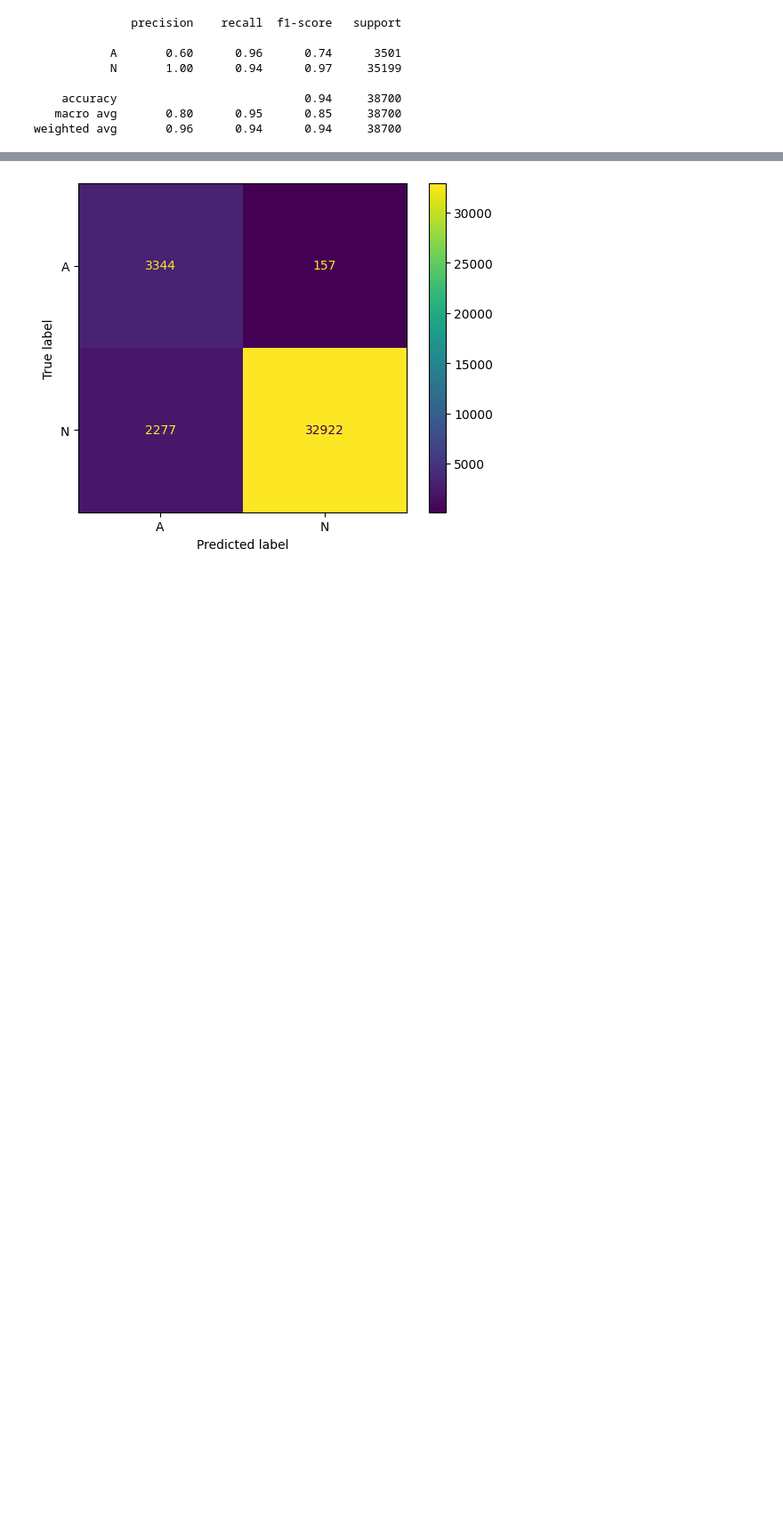
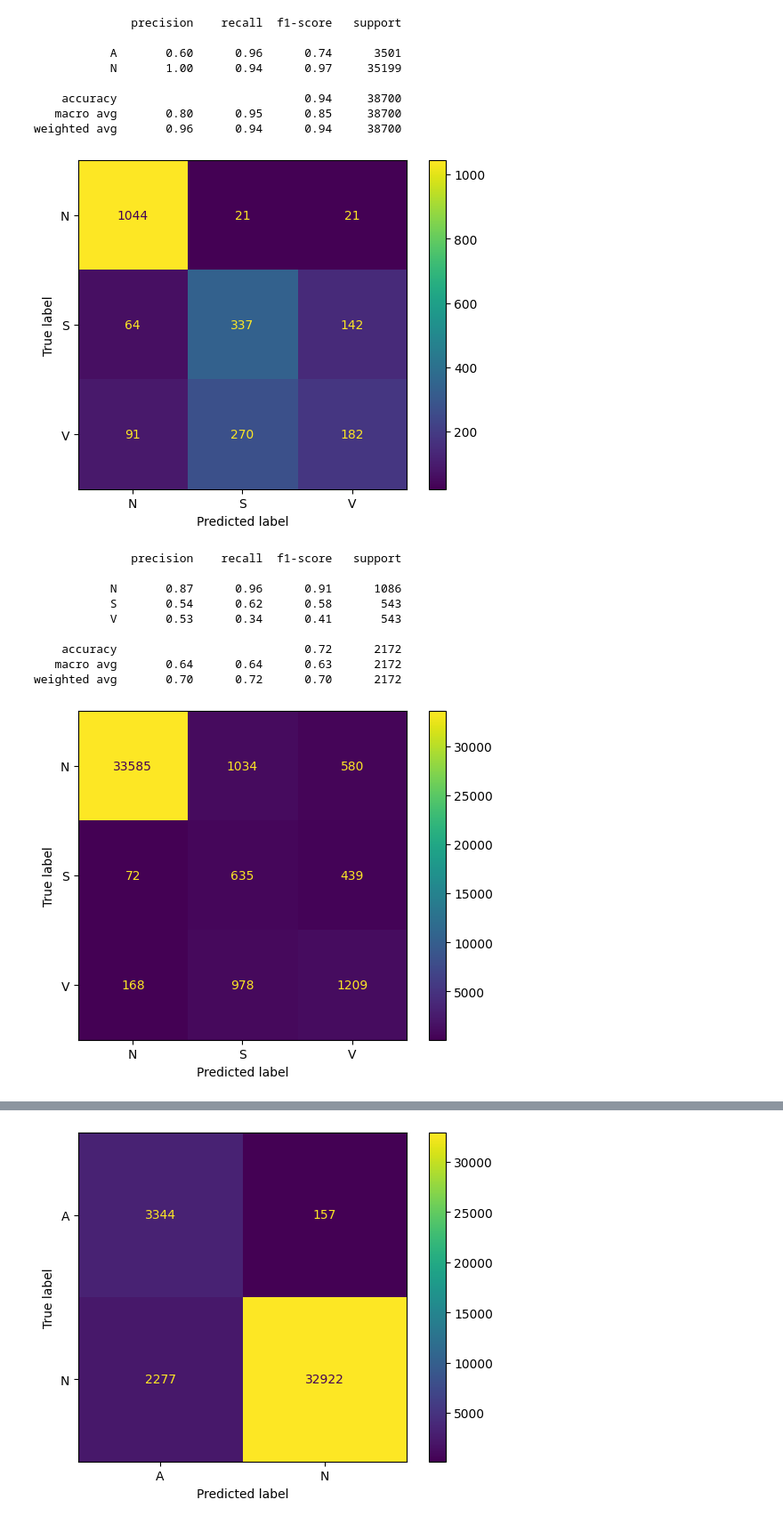
Before and after one commit to FrancescoLeni/AI_PPG, a Jupyter notebook: NB_CSV_generation.ipynb, the cells around one changed output, grey strips where cells are left out. Shown: that part at 89% size. Cells and saved outputs as stored; diff of their text form; code cells hidden in the pictures; blank space fills up the shorter version.

```diff
--- a/NB_CSV_generation.ipynb
+++ b/NB_CSV_generation.ipynb
@@ -383,6 +383,7 @@ train_features
 
 # Parameters
 stratify = True
+mode = 'binary'
 random_seed = 36
 
 # Construct df
@@ -406,7 +407,11 @@ for split_name, df in zip(["train", "val", "test"], [train_df, val_df, test_df])
     if split_name in ["train", "val"]:
         if stratify:
             # Use the sample method to get a random subset
-            df_N = df_N.sample(n=2*n_smallest_class, random_state=36)
+            if mode == 'binary':
+                df_N = df_N.sample(n=2*n_smallest_class, random_state=36)
+            else:
+                df_N = df_N.sample(n=n_smallest_class, random_state=36)
+
             df_V = df_V.sample(n=n_smallest_class, random_state=36)
             df_S = df_S.sample(n=n_smallest_class, random_state=36)
 
@@ -677,3 +682,18 @@ weighted avg       0.92      0.91      0.91      2172
     accuracy                           0.94     38700
    macro avg       0.80      0.95      0.85     38700
 weighted avg       0.96      0.94      0.94     38700
+# %%
+clf, val_prediction = testModel_2(train_features_zscore, train_labels, validation_features_zscore, validation_labels, clf, mode='classes')
+clf, test_prediction = testModel_2(train_features_zscore, train_labels, test_features_zscore, test_labels, clf, mode='classes')
+# %% [output]
+[figure, added]
+              precision    recall  f1-score   support
+
+           N       0.87      0.96      0.91      1086
+           S       0.54      0.62      0.58       543
+           V       0.53      0.34      0.41       543
+
+    accuracy                           0.72      2172
+   macro avg       0.64      0.64      0.63      2172
+weighted avg       0.70      0.72      0.70      2172
+[figure, added]
```
Also changed, not shown: parts of 7 cells of this notebook, 3 other files.
